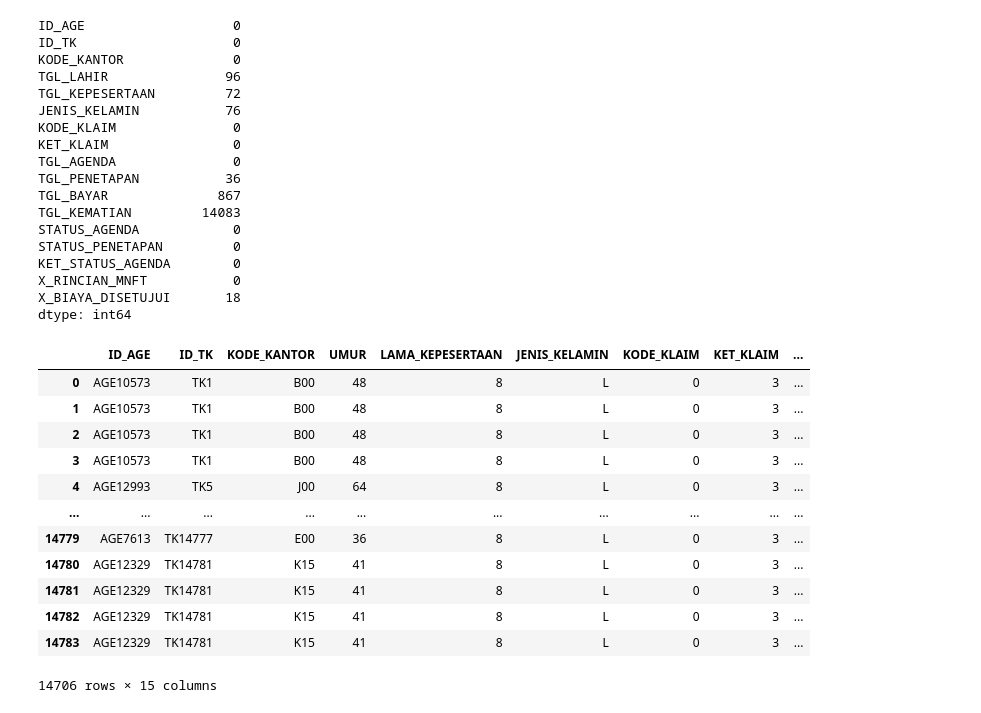
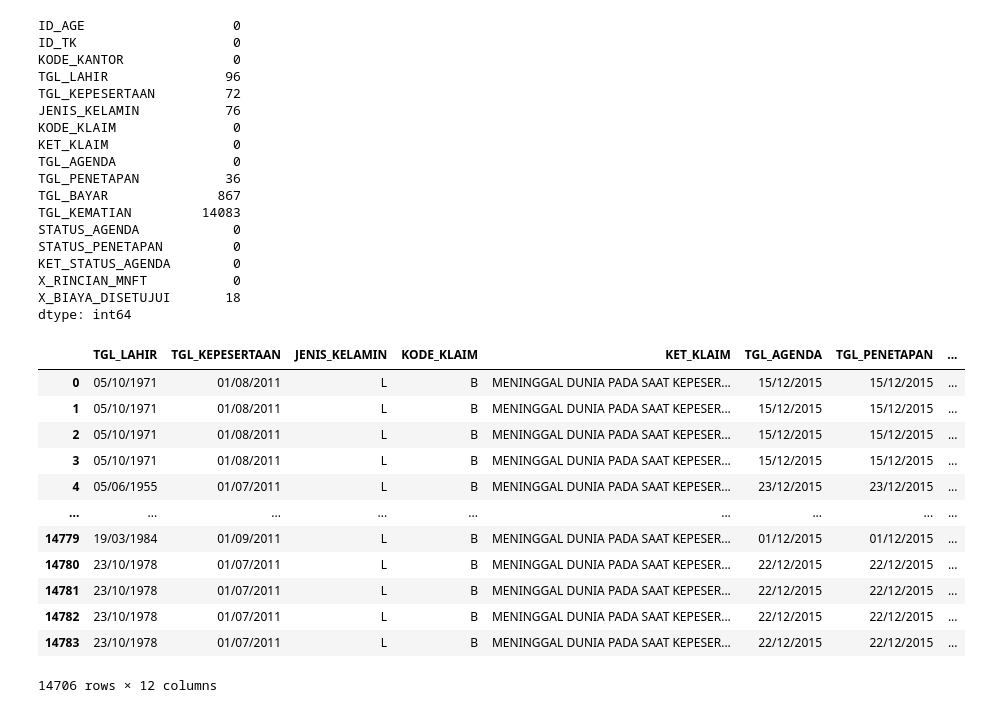
Before and after one commit to yopiazani02/Bangkit, a Jupyter notebook: bankgkit.ipynb, the cells around one changed output. Drawn from its saved outputs; the diff is of its cells as text; code cells hidden in the pictures.

```diff
--- a/bankgkit.ipynb
+++ b/bankgkit.ipynb
@@ -51,29 +67,20 @@ X_BIAYA_DISETUJUI       18
 dtype: int64
 # %%
 #remove nan value
-data = data.drop(columns=['TGL_KEMATIAN','TGL_BAYAR']) #remove column TGL_KEMATIAN
+data = data.drop(columns=['TGL_KEMATIAN','TGL_BAYAR','ID_AGE','ID_TK','KODE_KANTOR']) #remove column TGL_KEMATIAN
 data = data.dropna() #remove row nan value (because dont have so many NaN value in column)
 data
+# %% [output]
+|  | TGL_LAHIR | TGL_KEPESERTAAN | JENIS_KELAMIN | KODE_KLAIM | KET_KLAIM | TGL_AGENDA | TGL_PENETAPAN | ... |
+| 0 | 05/10/1971 | 01/08/2011 | L | B | MENINGGAL DUNIA PADA SAAT KEPESER... | 15/12/2015 | 15/12/2015 | ... |
+| 1 | 05/10/1971 | 01/08/2011 | L | B | MENINGGAL DUNIA PADA SAAT KEPESER... | 15/12/2015 | 15/12/2015 | ... |
+| 2 | 05/10/1971 | 01/08/2011 | L | B | MENINGGAL DUNIA PADA SAAT KEPESER... | 15/12/2015 | 15/12/2015 | ... |
+| 3 | 05/10/1971 | 01/08/2011 | L | B | MENINGGAL DUNIA PADA SAAT KEPESER... | 15/12/2015 | 15/12/2015 | ... |
+| 4 | 05/06/1955 | 01/07/2011 | L | B | MENINGGAL DUNIA PADA SAAT KEPESER... | 23/12/2015 | 23/12/2015 | ... |
+| ... | ... | ... | ... | ... | ... | ... | ... | ... |
+| 14779 | 19/03/1984 | 01/09/2011 | L | B | MENINGGAL DUNIA PADA SAAT KEPESER... | 01/12/2015 | 01/12/2015 | ... |
+| 14780 | 23/10/1978 | 01/07/2011 | L | B | MENINGGAL DUNIA PADA SAAT KEPESER... | 22/12/2015 | 22/12/2015 | ... |
+| 14781 | 23/10/1978 | 01/07/2011 | L | B | MENINGGAL DUNIA PADA SAAT KEPESER... | 22/12/2015 | 22/12/2015 | ... |
+| 14782 | 23/10/1978 | 01/07/2011 | L | B | MENINGGAL DUNIA PADA SAAT KEPESER... | 22/12/2015 | 22/12/2015 | ... |
+| 14783 | 23/10/1978 | 01/07/2011 | L | B | MENINGGAL DUNIA PADA SAAT KEPESER... | 22/12/2015 | 22/12/2015 | ... |
+14706 rows × 12 columns
-# %%
-#tanggallahir
-def calculate_age(born):
-    born = datetime.strptime(born, "%d/%m/%Y").date()
-    today = date.today()
-    return today.year - born.year - ((today.month, today.day) < (born.month, born.day))
-data['TGL_LAHIR'] = data['TGL_LAHIR'].apply(calculate_age)
-data = data.rename(columns={'TGL_LAHIR': 'UMUR'})
-data
-# %% [output]
-|  | ID_AGE | ID_TK | KODE_KANTOR | UMUR | LAMA_KEPESERTAAN | JENIS_KELAMIN | KODE_KLAIM | KET_KLAIM | ... |
-| 0 | AGE10573 | TK1 | B00 | 48 | 8 | L | 0 | 3 | ... |
-| 1 | AGE10573 | TK1 | B00 | 48 | 8 | L | 0 | 3 | ... |
-| 2 | AGE10573 | TK1 | B00 | 48 | 8 | L | 0 | 3 | ... |
-| 3 | AGE10573 | TK1 | B00 | 48 | 8 | L | 0 | 3 | ... |
-| 4 | AGE12993 | TK5 | J00 | 64 | 8 | L | 0 | 3 | ... |
-| ... | ... | ... | ... | ... | ... | ... | ... | ... | ... |
-| 14779 | AGE7613 | TK14777 | E00 | 36 | 8 | L | 0 | 3 | ... |
-| 14780 | AGE12329 | TK14781 | K15 | 41 | 8 | L | 0 | 3 | ... |
-| 14781 | AGE12329 | TK14781 | K15 | 41 | 8 | L | 0 | 3 | ... |
-| 14782 | AGE12329 | TK14781 | K15 | 41 | 8 | L | 0 | 3 | ... |
-| 14783 | AGE12329 | TK14781 | K15 | 41 | 8 | L | 0 | 3 | ... |
-14706 rows × 15 columns
```
Also changed, not shown: parts of 41 cells of this notebook.
